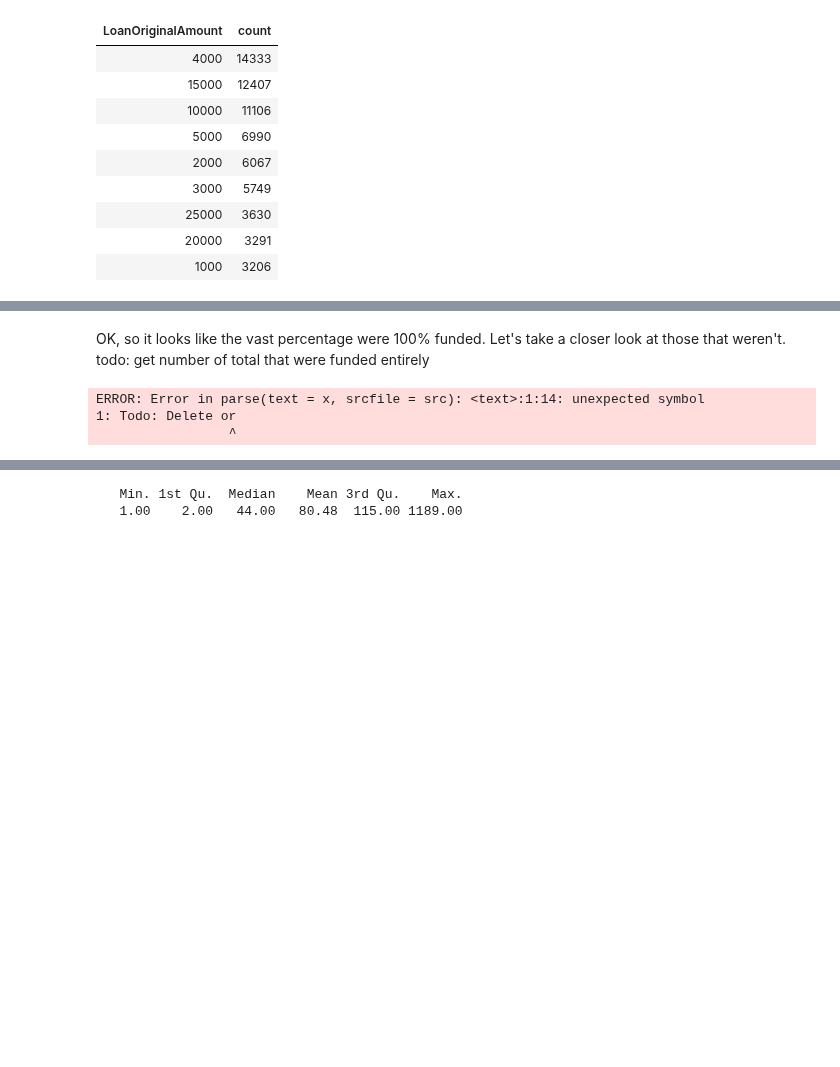
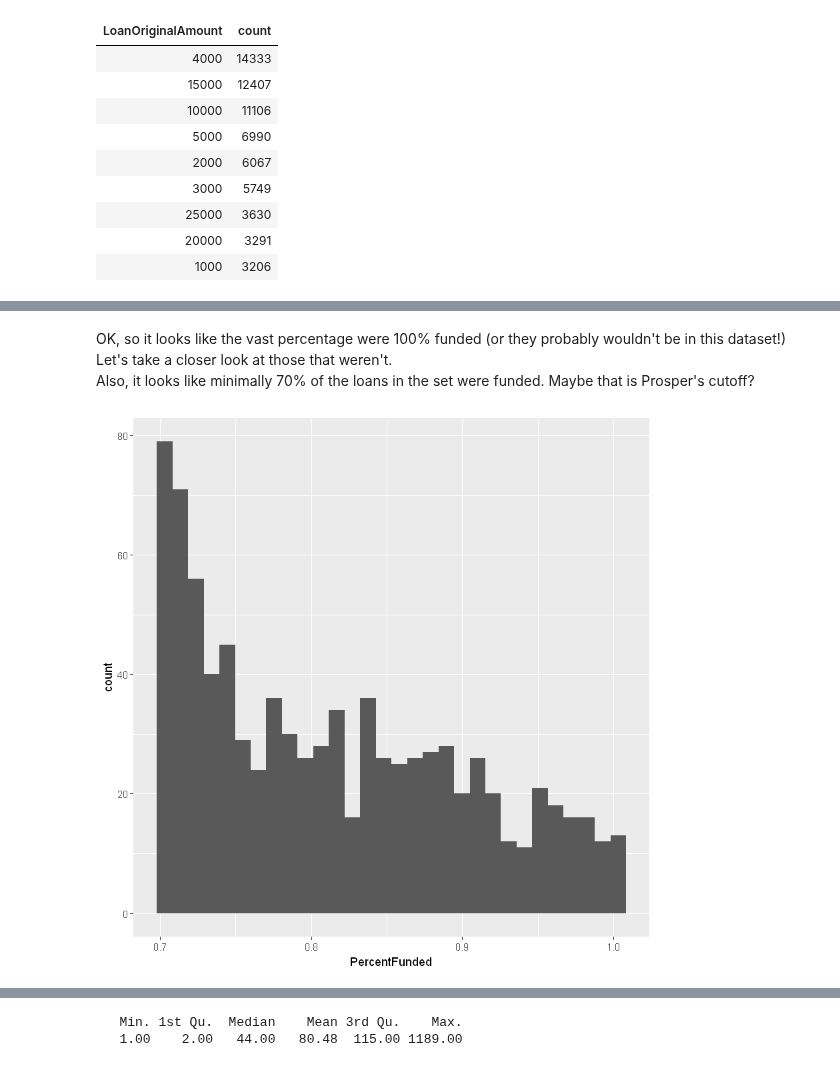
Before and after one commit to timdef/ProsperLoanEDA, a Jupyter notebook: UnivariateExploration.ipynb, the cells around one changed output, grey strips where cells are left out. Drawn from its saved outputs; the diff is of its cells as text; code cells hidden in the pictures; blank space fills up the shorter version.

Commit message:
Updated PercentFunded section.

```diff
--- a/UnivariateExploration.ipynb
+++ b/UnivariateExploration.ipynb
@@ -687,12 +685,10 @@ ggplot(datadf, aes(PercentFunded)) + geom_histogram()
 [figure]
 # %% [markdown]
-OK, so it looks like the vast percentage were 100% funded. Let's take a closer look at those that weren't.
-todo: get number of total that were funded entirely
+OK, so it looks like the vast percentage were 100% funded (or they probably wouldn't be in this dataset!) Let's take a closer look at those that weren't.
+Also, it looks like minimally 70% of the loans in the set were funded. Maybe that is Prosper's cutoff?
-# %%
-Todo: Delete or fix
-ggplot(datadf, aes(PercentFunded)) + geom_histogram() + coord_cartesian(
-#I think filter works here
-# %% [output]
-ERROR: Error in parse(text = x, srcfile = src): <text>:1:14: unexpected symbol
-1: Todo: Delete or
-                 ^
+# %%
+datadf %>%
+filter(PercentFunded < 1) %>%
+ggplot(aes(PercentFunded)) + geom_histogram(bins=30)
+# %% [output]
+[figure, added]
```
Also changed, not shown: parts of 3 cells of this notebook.
